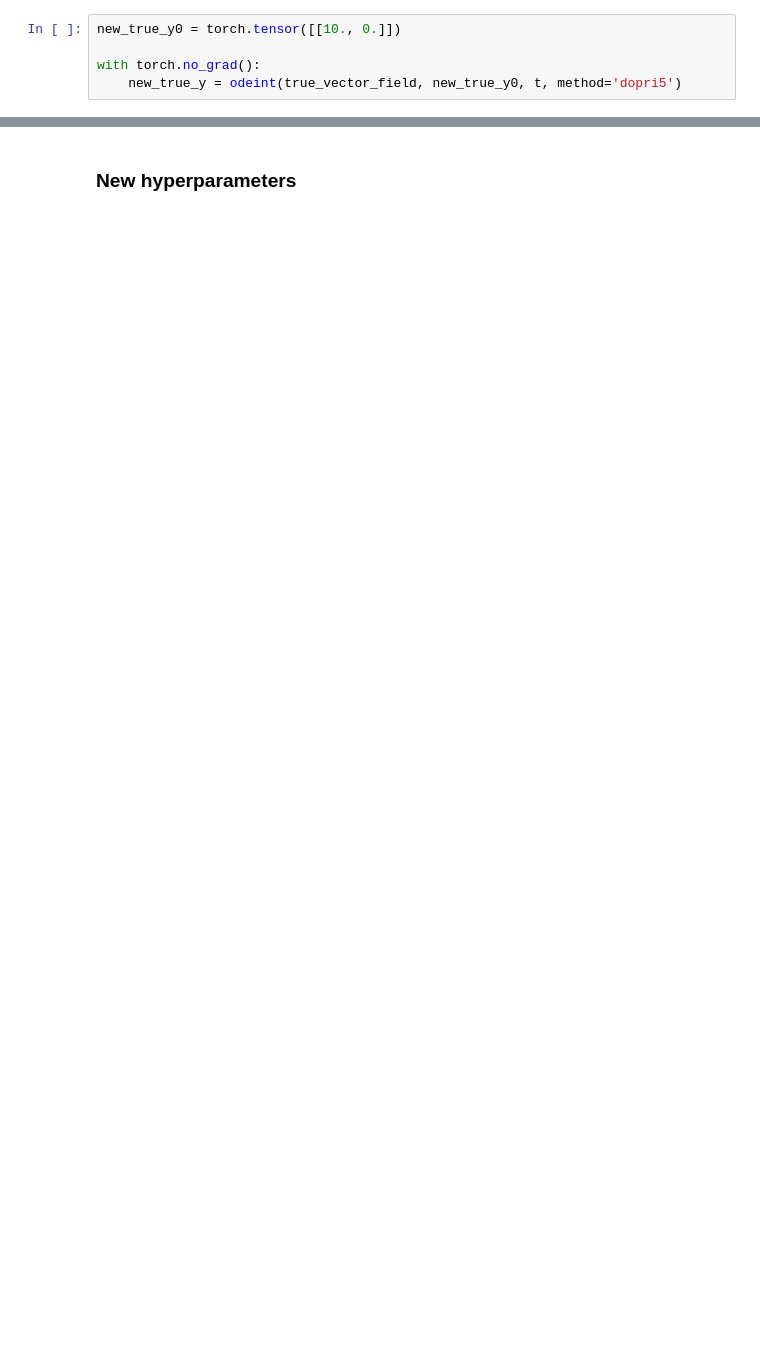
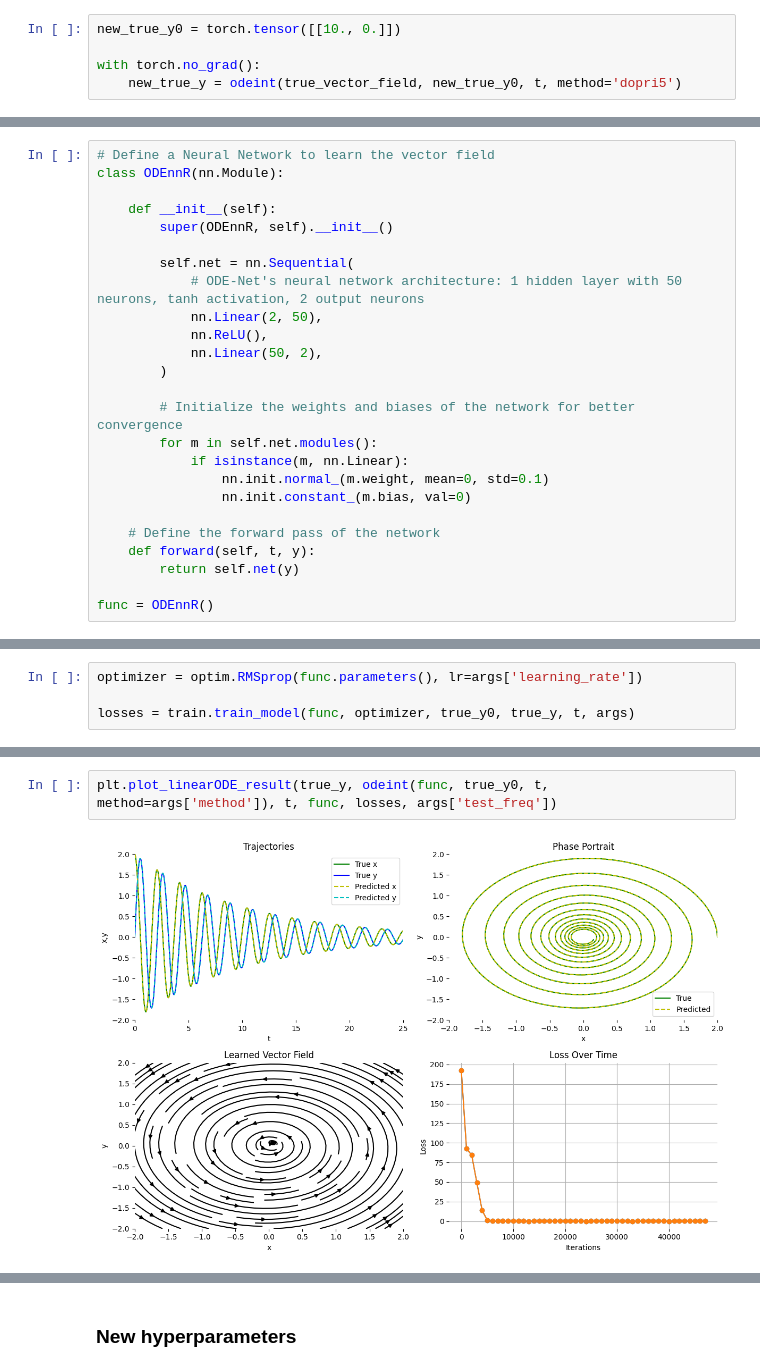
Before and after one commit to pbaldisa/neural-odes, a Jupyter notebook: application_examples/simple_systems/linearODE.ipynb, the cells around one changed output, grey strips where cells are left out. Cells and saved outputs as stored; diff of their text form; blank space fills up the shorter version.

```diff
--- a/application_examples/simple_systems/linearODE.ipynb
+++ b/application_examples/simple_systems/linearODE.ipynb
@@ -218,0 +177,25 @@ plt.plot_linearODE_result(new_true_y, odeint(func, new_true_y0, t, method=method
+# %%
+# Define a Neural Network to learn the vector field
+class ODEnnR(nn.Module):
+
+    def __init__(self):
+        super(ODEnnR, self).__init__()
+
+        self.net = nn.Sequential(
+            # ODE-Net's neural network architecture: 1 hidden layer with 50 neurons, tanh activation, 2 output neurons
+            nn.Linear(2, 50),
+            nn.ReLU(),
+            nn.Linear(50, 2),
+        )
+
+        # Initialize the weights and biases of the network for better convergence
+        for m in self.net.modules():
+            if isinstance(m, nn.Linear):
+                nn.init.normal_(m.weight, mean=0, std=0.1)
+                nn.init.constant_(m.bias, val=0)
+
+    # Define the forward pass of the network
+    def forward(self, t, y):
+        return self.net(y)
+
+func = ODEnnR()
@@ -218,0 +204,4 @@ plt.plot_linearODE_result(new_true_y, odeint(func, new_true_y0, t, method=method
+# %%
+optimizer = optim.RMSprop(func.parameters(), lr=args['learning_rate'])
+
+losses = train.train_model(func, optimizer, true_y0, true_y, t, args)
@@ -218,0 +226,4 @@ plt.plot_linearODE_result(new_true_y, odeint(func, new_true_y0, t, method=method
+# %%
+plt.plot_linearODE_result(true_y, odeint(func, true_y0, t, method=args['method']), t, func, losses, args['test_freq'])
+# %% [output]
+[figure, added]
```
Also changed, not shown: parts of 47 cells of this notebook, 1 other file.
